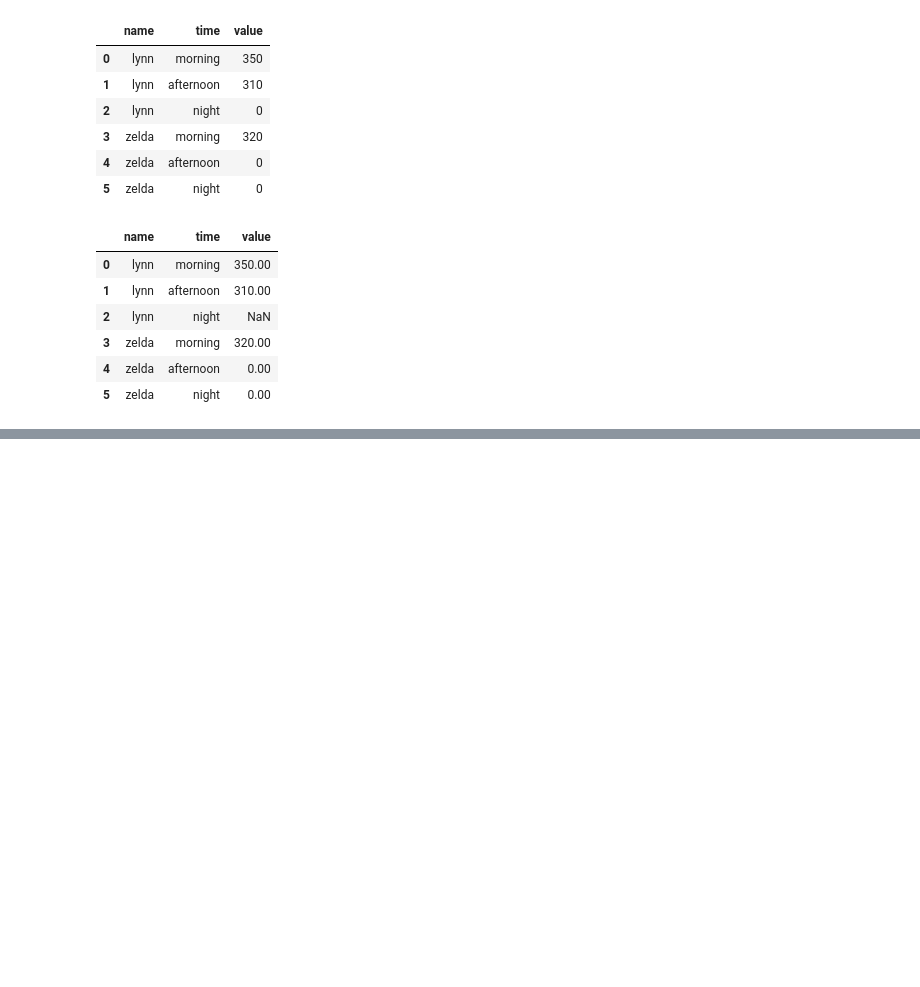
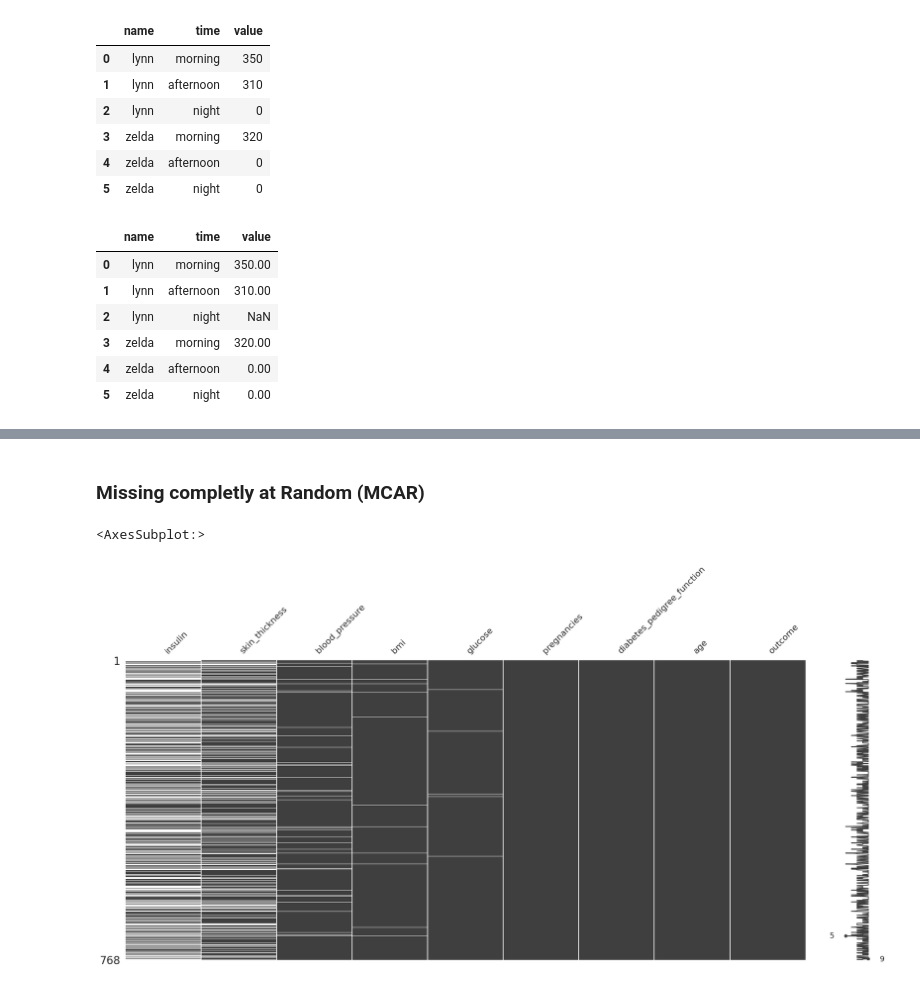
Before and after one commit to AleexSilva/Training-MissingData, a Jupyter notebook: exploring_missing_values.ipynb, the cells around one changed output, grey strips where cells are left out. Drawn from its saved outputs; the diff is of its cells as text; code cells hidden in the pictures; blank space fills up the shorter version.

```diff
--- a/exploring_missing_values.ipynb
+++ b/exploring_missing_values.ipynb
@@ -605,0 +625,11 @@ dtype: int64
+# %% [markdown]
+### Missing completly at Random (MCAR)
+# %%
+(
+    df_diabetes
+    .missing.sort_variables_by_missingness()
+    .pipe(missingno.matrix)
+)
+# %% [output]
+<AxesSubplot:>
+[figure, added]
```
Also changed, not shown: parts of 9 cells of this notebook.
